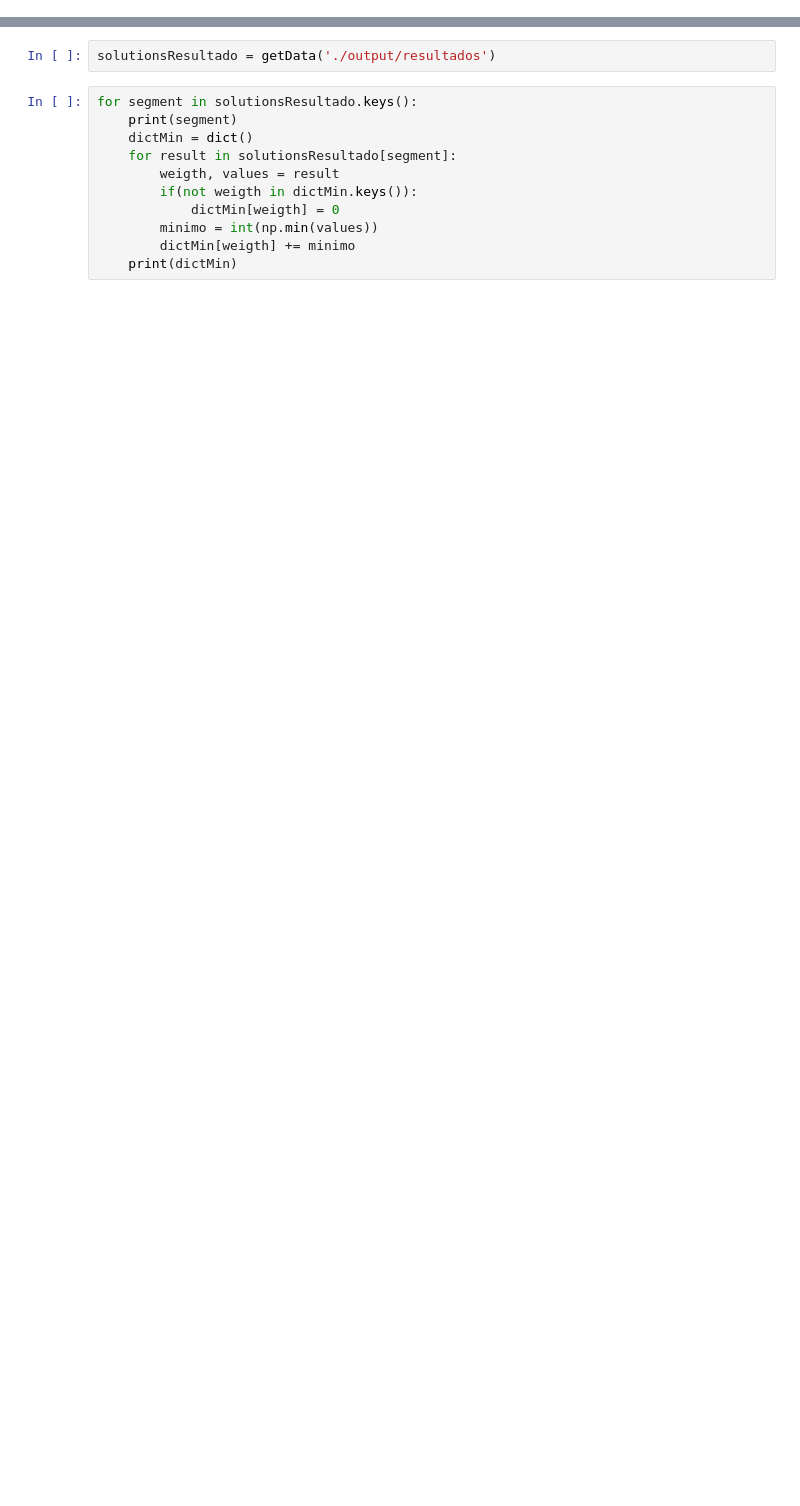
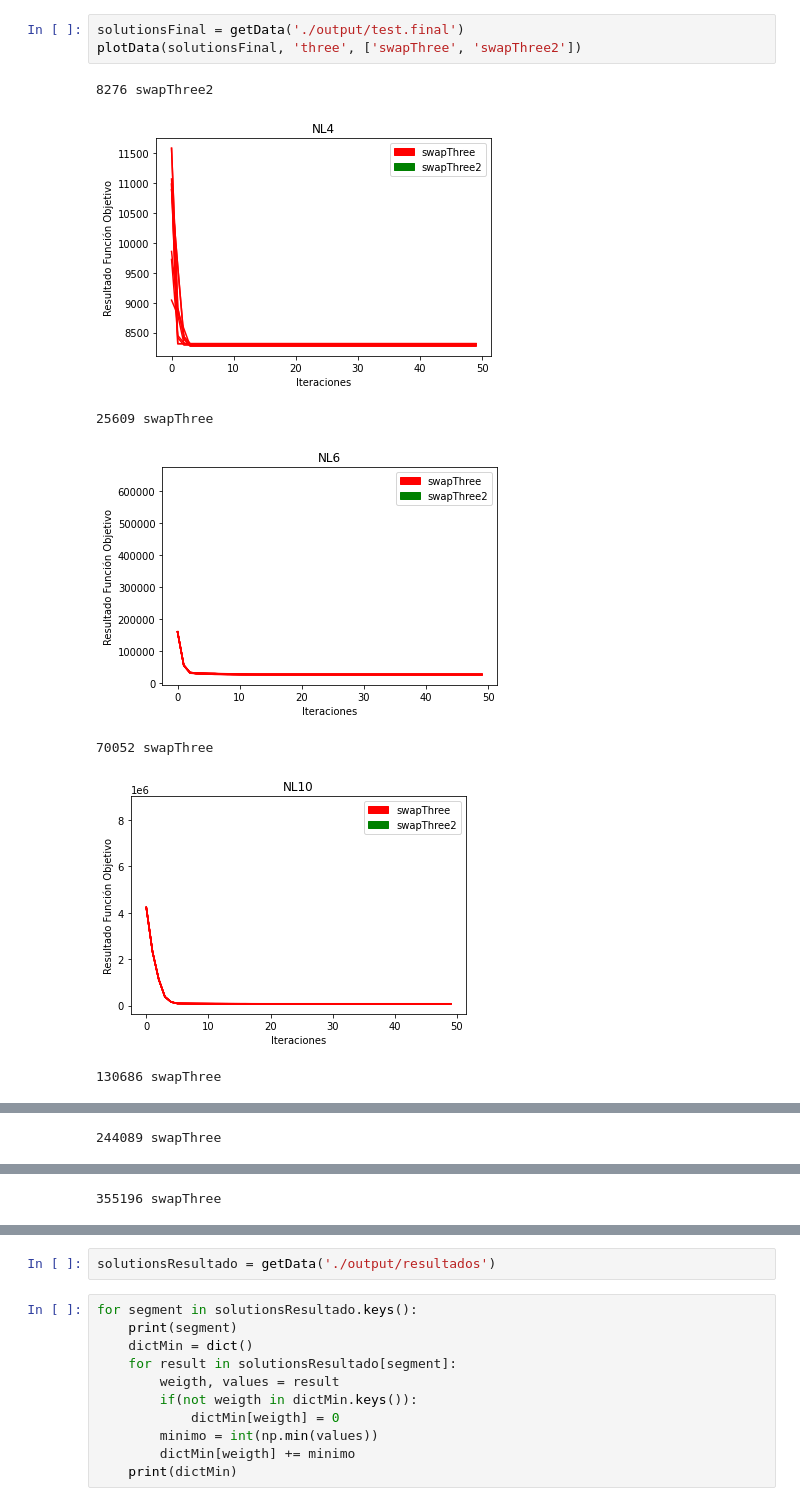
Before and after one commit to godinezseba/Proyecto-IAA-SA, a Jupyter notebook: plotSolutions.ipynb, the cells around one changed output, grey strips where cells are left out. Drawn from its saved outputs; the diff is of its cells as text; blank space fills up the shorter version.

```diff
--- a/plotSolutions.ipynb
+++ b/plotSolutions.ipynb
@@ -117,0 +84,11 @@ for arch in ['NL4', 'NL6', 'NL10', 'NL12', 'NL14', 'NL16']:
+# %%
+solutionsFinal = getData('./output/test.final')
+plotData(solutionsFinal, 'three', ['swapThree', 'swapThree2'])
+# %% [output]
+8276 swapThree2
+[figure, added]
+25609 swapThree
+[figure, added]
+70052 swapThree
+[figure, added]
+130686 swapThree
@@ -117,0 +96 @@ for arch in ['NL4', 'NL6', 'NL10', 'NL12', 'NL14', 'NL16']:
+244089 swapThree
@@ -117,0 +98 @@ for arch in ['NL4', 'NL6', 'NL10', 'NL12', 'NL14', 'NL16']:
+355196 swapThree
```
Also changed, not shown: parts of 7 cells of this notebook, 23 other files.
